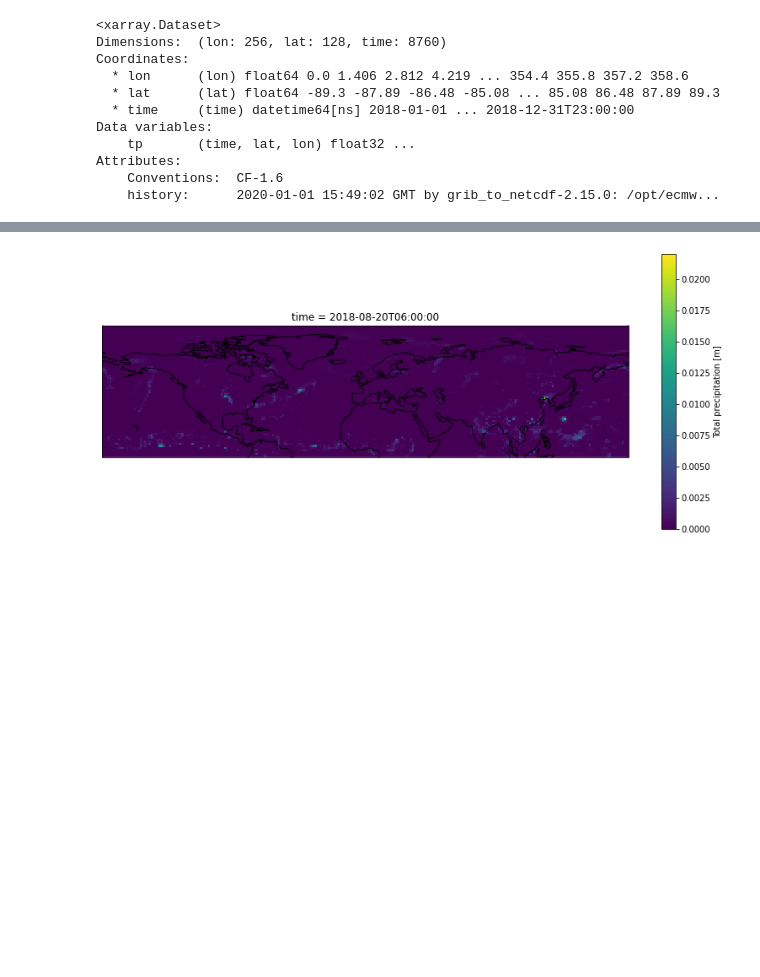
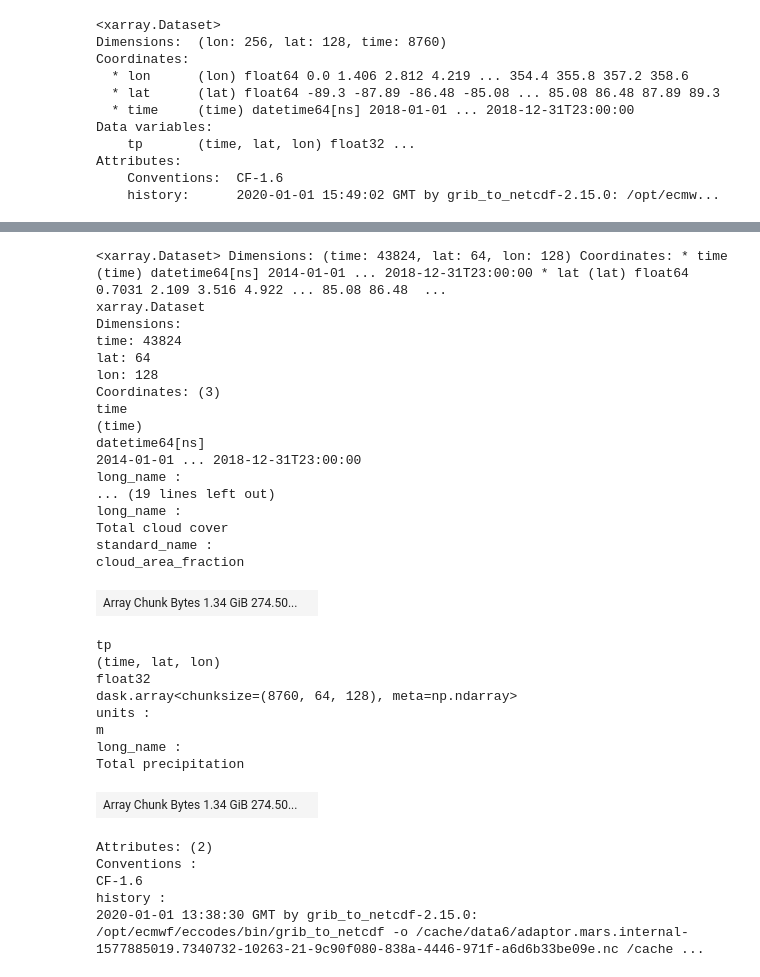
Before and after one commit to mohandeepak/self-supervised-learning, a Jupyter notebook: dataloading.ipynb, the cells around one changed output, grey strips where cells are left out. Saved outputs shown, nothing was run; the diff lists cells and outputs as text; code cells hidden in the pictures; blank space fills up the shorter version.

```diff
--- a/dataloading.ipynb
+++ b/dataloading.ipynb
@@ -48,0 +75,6 @@ ax.set_ylim([0, 90]);
+# %%
+#merge the variables from both the dataset
+dataset = xr.merge([cloud_cover_data_all, total_precep_data_all])
+
+#  #subset of training data
+ds_train = dataset.sel(time=slice('2014','2018'))
@@ -49,12 +90,60 @@ ax.set_ylim([0, 90]);
 # %%
-#plot for total precipitation
-plt.figure(figsize=(14, 6))
-ax = plt.axes(projection=ccrs.PlateCarree())
-ax.set_global()
-total_precep_data.tp[5550].plot.pcolormesh(
-    ax=ax,x="lon", y="lat", transform=ccrs.PlateCarree(), add_colorbar=True
-)
-ax.coastlines()
-ax.set_ylim([0, 90]);
+#clip the data 50:50 (positive and negative samples)
+def rectangularclipbox(ds, patch_type):
+
+    if patch_type == "positive":
+       return ds_train.sel(lat=slice(0,90), lon=slice(0,180))
+    else:
+        return ds_train.sel(lat=slice(0,90), lon=slice(180,360))
+
+
+
+positive_patches = rectangularclipbox(ds_train,"positive")
+positive_patches
+
+negative_patches = rectangularclipbox(ds_train,"negative")
+negative_patches
+
+
+#plot to look at patches
+# plt.figure(figsize=(14, 6))
+# ax = plt.axes(projection=ccrs.PlateCarree())
+# ax.set_global()
+# negative_patches.tcc[20].plot.pcolormesh(
+#     ax=ax,x="lon", y="lat", transform=ccrs.PlateCarree(), add_colorbar=True
+# )
+# ax.coastlines()
+# ax.set_ylim([0, 90]);
 # %% [output]
-[figure, removed]
+<xarray.Dataset> Dimensions: (time: 43824, lat: 64, lon: 128) Coordinates: * time (time) datetime64[ns] 2014-01-01 ... 2018-12-31T23:00:00 * lat (lat) float64 0.7031 2.109 3.516 4.922 ... 85.08 86.48  ...
+xarray.Dataset
+Dimensions:
+time: 43824
+lat: 64
+lon: 128
+Coordinates: (3)
+time
+(time)
+datetime64[ns]
+2014-01-01 ... 2018-12-31T23:00:00
+long_name :
+... (19 lines left out)
+long_name :
+Total cloud cover
+standard_name :
+cloud_area_fraction
+| Array Chunk Bytes 1.34 GiB 274.50... |  |
+tp
+(time, lat, lon)
+float32
+dask.array<chunksize=(8760, 64, 128), meta=np.ndarray>
+units :
+m
+long_name :
+Total precipitation
+| Array Chunk Bytes 1.34 GiB 274.50... |  |
+Attributes: (2)
+Conventions :
+CF-1.6
+history :
+2020-01-01 13:38:30 GMT by grib_to_netcdf-2.15.0: /opt/ecmwf/eccodes/bin/grib_to_netcdf -o /cache/data6/adaptor.mars.internal-1577885019.7340732-10263-21-9c90f080-838a-4446-971f-a6d6b33be09e.nc /cache ...
```
Also changed, not shown: parts of 15 cells of this notebook.
